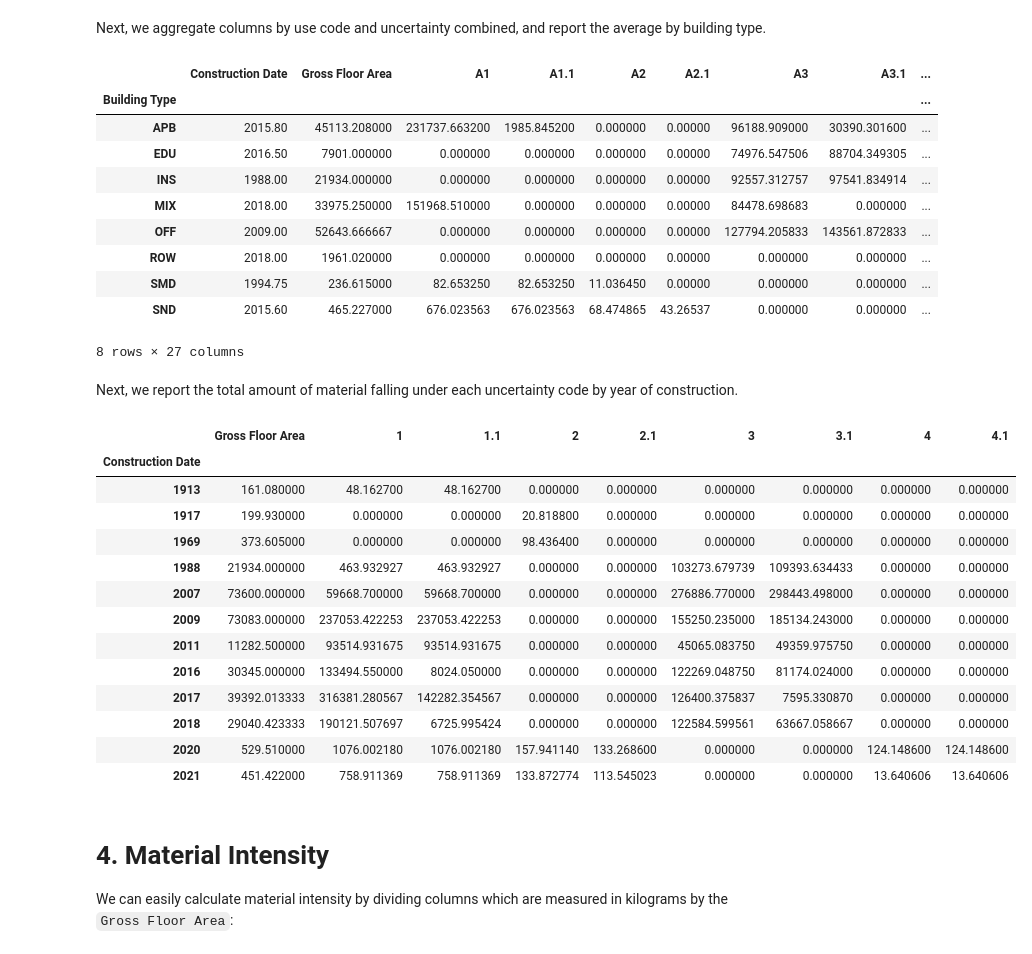
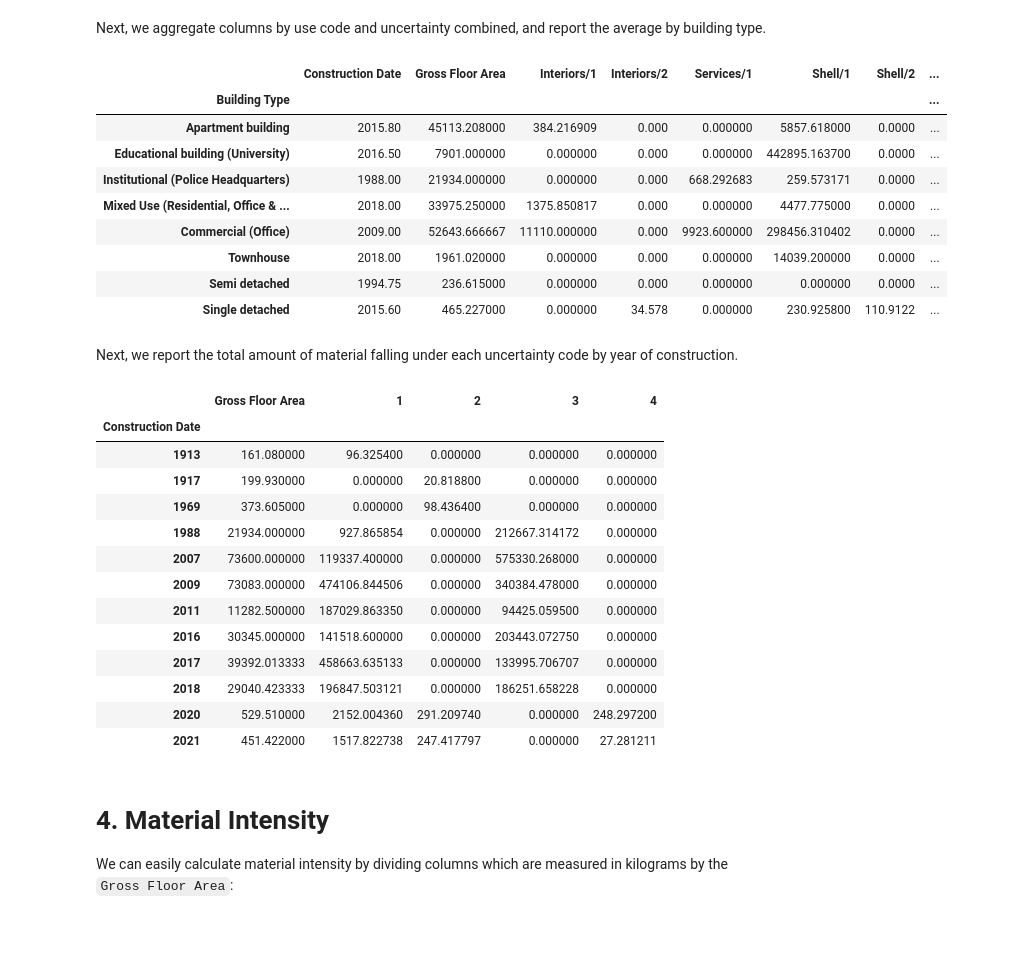
Before and after one commit to alexwolson/A-Construction-Classification-System-Database-for-Understanding-Resource-Use-in-Buildings, a Jupyter notebook: Sample Code/Sample.ipynb, the cells around one changed output. Saved outputs shown, nothing was run; the diff lists cells and outputs as text; code cells hidden in the pictures.

```diff
--- a/Sample Code/Sample.ipynb
+++ b/Sample Code/Sample.ipynb
@@ -245,38 +306,37 @@ f = lambda x: re.split('[_\.\ ]',x)[1][0] + x.split('_')[-1] #From a full code,
 by_function_df = pd.concat([df[headings[1:]],df[cols].groupby(f,axis=1).sum()],axis=1)
 # %%
-by_function_df.groupby('Building Type').mean()
+by_function_df.groupby('Building Type').mean().rename(index=building_name_map)
 # %% [output]
-|  | Construction Date | Gross Floor Area | A1 | A1.1 | A2 | A2.1 | A3 | A3.1 | ... |
-| Building Type |  |  |  |  |  |  |  |  | ... |
-| APB | 2015.80 | 45113.208000 | 231737.663200 | 1985.845200 | 0.000000 | 0.00000 | 96188.909000 | 30390.301600 | ... |
-| EDU | 2016.50 | 7901.000000 | 0.000000 | 0.000000 | 0.000000 | 0.00000 | 74976.547506 | 88704.349305 | ... |
-| INS | 1988.00 | 21934.000000 | 0.000000 | 0.000000 | 0.000000 | 0.00000 | 92557.312757 | 97541.834914 | ... |
-| MIX | 2018.00 | 33975.250000 | 151968.510000 | 0.000000 | 0.000000 | 0.00000 | 84478.698683 | 0.000000 | ... |
-| OFF | 2009.00 | 52643.666667 | 0.000000 | 0.000000 | 0.000000 | 0.00000 | 127794.205833 | 143561.872833 | ... |
-| ROW | 2018.00 | 1961.020000 | 0.000000 | 0.000000 | 0.000000 | 0.00000 | 0.000000 | 0.000000 | ... |
-| SMD | 1994.75 | 236.615000 | 82.653250 | 82.653250 | 11.036450 | 0.00000 | 0.000000 | 0.000000 | ... |
-| SND | 2015.60 | 465.227000 | 676.023563 | 676.023563 | 68.474865 | 43.26537 | 0.000000 | 0.000000 | ... |
+|  | Construction Date | Gross Floor Area | Interiors/1 | Interiors/2 | Services/1 | Shell/1 | Shell/2 | ... |
+| Building Type |  |  |  |  |  |  |  | ... |
+| Apartment building | 2015.80 | 45113.208000 | 384.216909 | 0.000 | 0.000000 | 5857.618000 | 0.0000 | ... |
+| Educational building (University) | 2016.50 | 7901.000000 | 0.000000 | 0.000 | 0.000000 | 442895.163700 | 0.0000 | ... |
+| Institutional (Police Headquarters) | 1988.00 | 21934.000000 | 0.000000 | 0.000 | 668.292683 | 259.573171 | 0.0000 | ... |
+| Mixed Use (Residential, Office & ... | 2018.00 | 33975.250000 | 1375.850817 | 0.000 | 0.000000 | 4477.775000 | 0.0000 | ... |
+| Commercial (Office) | 2009.00 | 52643.666667 | 11110.000000 | 0.000 | 9923.600000 | 298456.310402 | 0.0000 | ... |
+| Townhouse | 2018.00 | 1961.020000 | 0.000000 | 0.000 | 0.000000 | 14039.200000 | 0.0000 | ... |
+| Semi detached | 1994.75 | 236.615000 | 0.000000 | 0.000 | 0.000000 | 0.000000 | 0.0000 | ... |
+| Single detached | 2015.60 | 465.227000 | 0.000000 | 34.578 | 0.000000 | 230.925800 | 110.9122 | ... |
-8 rows × 27 columns
 # %% [markdown]
 Next, we report the total amount of material falling under each uncertainty code by year of construction.
 # %%
-f = lambda x: x.split('_')[-1] #Select only the uncertainty code.
+f = lambda x: x.split('_')[-1].split('.')[0] #Select only the uncertainty code.
 pd.concat([df[headings[1:]],df[cols].groupby(f,axis=1).sum()],axis=1).groupby('Construction Date').mean()
 # %% [output]
-|  | Gross Floor Area | 1 | 1.1 | 2 | 2.1 | 3 | 3.1 | 4 | 4.1 |
-| Construction Date |  |  |  |  |  |  |  |  |  |
-| 1913 | 161.080000 | 48.162700 | 48.162700 | 0.000000 | 0.000000 | 0.000000 | 0.000000 | 0.000000 | 0.000000 |
-| 1917 | 199.930000 | 0.000000 | 0.000000 | 20.818800 | 0.000000 | 0.000000 | 0.000000 | 0.000000 | 0.000000 |
-| 1969 | 373.605000 | 0.000000 | 0.000000 | 98.436400 | 0.000000 | 0.000000 | 0.000000 | 0.000000 | 0.000000 |
-| 1988 | 21934.000000 | 463.932927 | 463.932927 | 0.000000 | 0.000000 | 103273.679739 | 109393.634433 | 0.000000 | 0.000000 |
-| 2007 | 73600.000000 | 59668.700000 | 59668.700000 | 0.000000 | 0.000000 | 276886.770000 | 298443.498000 | 0.000000 | 0.000000 |
-| 2009 | 73083.000000 | 237053.422253 | 237053.422253 | 0.000000 | 0.000000 | 155250.235000 | 185134.243000 | 0.000000 | 0.000000 |
-| 2011 | 11282.500000 | 93514.931675 | 93514.931675 | 0.000000 | 0.000000 | 45065.083750 | 49359.975750 | 0.000000 | 0.000000 |
-| 2016 | 30345.000000 | 133494.550000 | 8024.050000 | 0.000000 | 0.000000 | 122269.048750 | 81174.024000 | 0.000000 | 0.000000 |
-| 2017 | 39392.013333 | 316381.280567 | 142282.354567 | 0.000000 | 0.000000 | 126400.375837 | 7595.330870 | 0.000000 | 0.000000 |
-| 2018 | 29040.423333 | 190121.507697 | 6725.995424 | 0.000000 | 0.000000 | 122584.599561 | 63667.058667 | 0.000000 | 0.000000 |
-| 2020 | 529.510000 | 1076.002180 | 1076.002180 | 157.941140 | 133.268600 | 0.000000 | 0.000000 | 124.148600 | 124.148600 |
-| 2021 | 451.422000 | 758.911369 | 758.911369 | 133.872774 | 113.545023 | 0.000000 | 0.000000 | 13.640606 | 13.640606 |
+|  | Gross Floor Area | 1 | 2 | 3 | 4 |
+| Construction Date |  |  |  |  |  |
+| 1913 | 161.080000 | 96.325400 | 0.000000 | 0.000000 | 0.000000 |
+| 1917 | 199.930000 | 0.000000 | 20.818800 | 0.000000 | 0.000000 |
+| 1969 | 373.605000 | 0.000000 | 98.436400 | 0.000000 | 0.000000 |
+| 1988 | 21934.000000 | 927.865854 | 0.000000 | 212667.314172 | 0.000000 |
+| 2007 | 73600.000000 | 119337.400000 | 0.000000 | 575330.268000 | 0.000000 |
+| 2009 | 73083.000000 | 474106.844506 | 0.000000 | 340384.478000 | 0.000000 |
+| 2011 | 11282.500000 | 187029.863350 | 0.000000 | 94425.059500 | 0.000000 |
+| 2016 | 30345.000000 | 141518.600000 | 0.000000 | 203443.072750 | 0.000000 |
+| 2017 | 39392.013333 | 458663.635133 | 0.000000 | 133995.706707 | 0.000000 |
+| 2018 | 29040.423333 | 196847.503121 | 0.000000 | 186251.658228 | 0.000000 |
+| 2020 | 529.510000 | 2152.004360 | 291.209740 | 0.000000 | 248.297200 |
+| 2021 | 451.422000 | 1517.822738 | 247.417797 | 0.000000 | 27.281211 |
 # %% [markdown]
 # 4. Material Intensity
 
```
Also changed, not shown: parts of 23 cells of this notebook, 3 other files.
